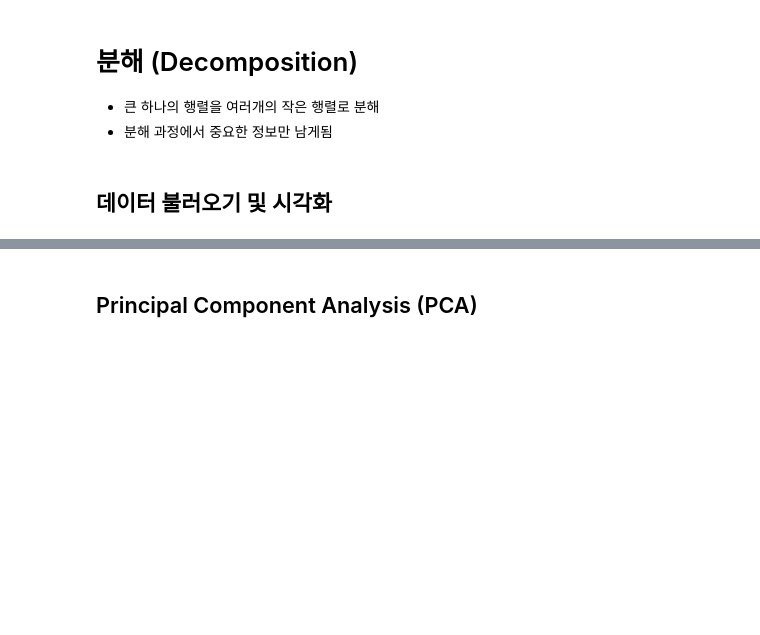
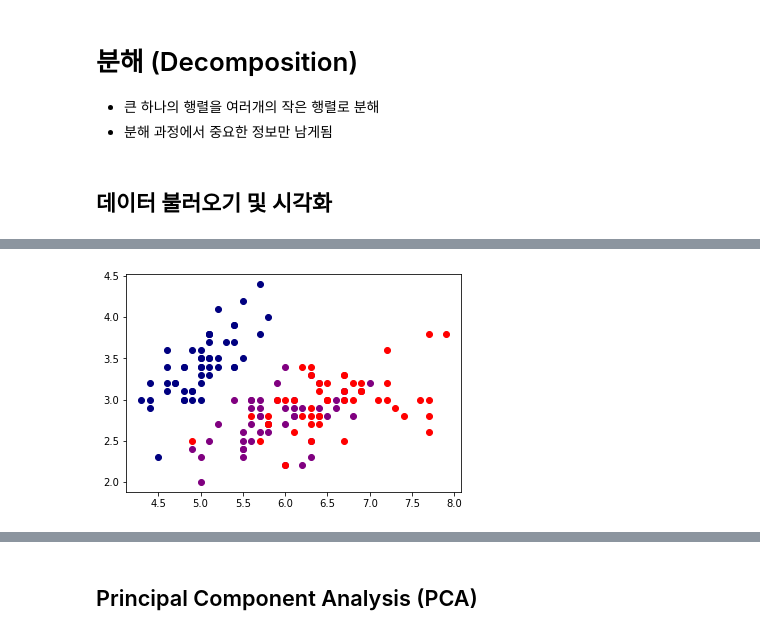
Before and after one commit to fasthill/scikit-learn-study, a Jupyter notebook: 11. Decomposition.ipynb, the cells around one changed output, grey strips where cells are left out. Cells and saved outputs as stored; diff of their text form; code cells hidden in the pictures; blank space fills up the shorter version.

```diff
--- a/11. Decomposition.ipynb
+++ b/11. Decomposition.ipynb
@@ -6,0 +16,3 @@
+# %%
+iris, labels = load_iris(return_X_y=True)
+faces, _ = fetch_olivetti_faces(return_X_y=True, shuffle=True)
@@ -6,0 +21,6 @@
+# %%
+def plot_iris(iris, labels):
+    plt.figure()
+    colors = ['navy', 'purple', 'red']
+    for xy, label in zip(iris, labels):
+        plt.scatter(xy[0], xy[1], color=colors[label])
@@ -6,0 +34,4 @@
+# %%
+plot_iris(iris[:, :2], labels)
+# %% [output]
+[figure, added]
```
Also changed, not shown: parts of 21 cells of this notebook.
